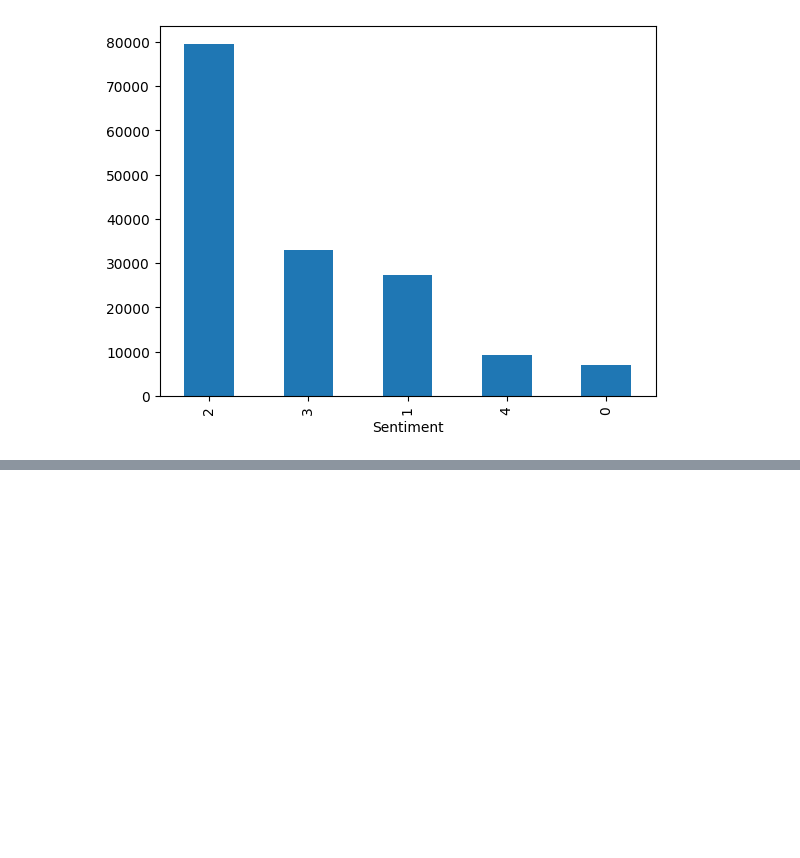
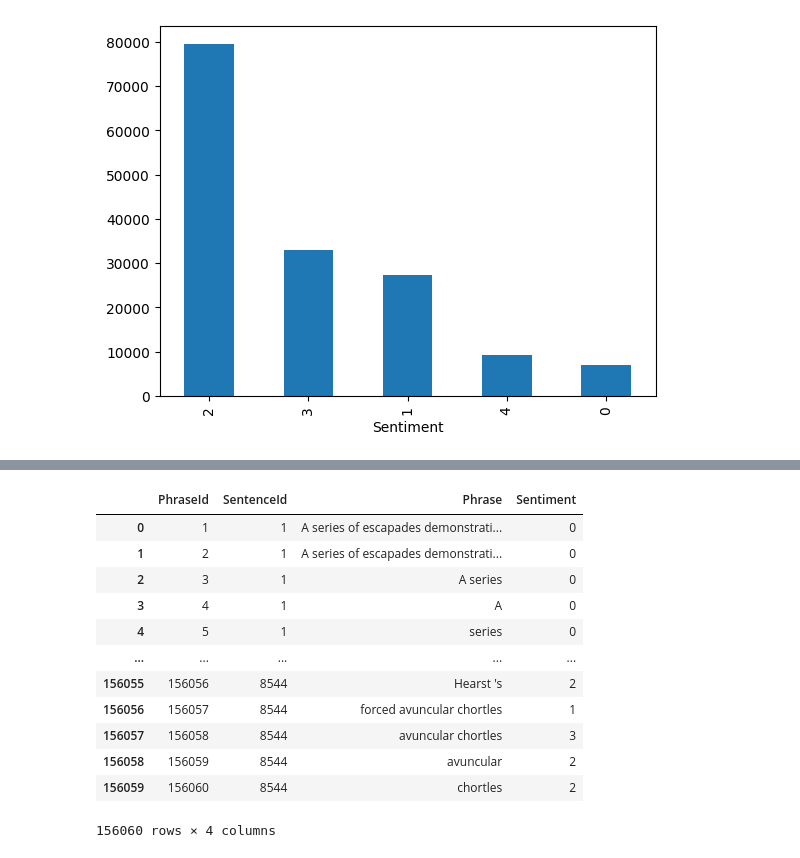
Before and after one commit to DineshKesawamoorthy/nlp, a Jupyter notebook: Sentiment_Analysis_with_transformers_and_tensorflow.ipynb, the cells around one changed output, grey strips where cells are left out. Cells and saved outputs as stored; diff of their text form; code cells hidden in the pictures; blank space fills up the shorter version.

Commit message:
Sentiment Analysis with transformers and TensorFlow, Data extracted from Kaggle and processed using pandas

```diff
--- a/Sentiment_Analysis_with_transformers_and_tensorflow.ipynb
+++ b/Sentiment_Analysis_with_transformers_and_tensorflow.ipynb
@@ -84,0 +424,6 @@ df_movies['Sentiment'].value_counts().plot(kind='bar')
+# %%
+tokenizer=BertTokenizer.from_pretrained('bert-base-cased')
+# %%
+def prep_data(text):
+  tokens=tokenizer(text,max_length=512,truncation=True,padding='max_length',add_special_tokens=True,return_tensors='tf')
+  return {'input_ids':tokens['input_ids'],'attention_mask':tokens['attention_mask']}
@@ -84,0 +471,3 @@ df_movies['Sentiment'].value_counts().plot(kind='bar')
+# %%
+probs=model.predict(prep_data("Hello World "))[0]
+probs
@@ -84,0 +495,6 @@ df_movies['Sentiment'].value_counts().plot(kind='bar')
+# %%
+for i, row in df_movies.iterrows():
+  tokens=prep_data(row['Phrase'])
+  probs=model.predict(tokens)
+  pred=np.argmax(probs)
+  df_movies.at[i,'Sentiment']=pred
@@ -84,0 +518,16 @@ df_movies['Sentiment'].value_counts().plot(kind='bar')
+# %%
+df_movies
+# %% [output]
+|  | PhraseId | SentenceId | Phrase | Sentiment |
+| 0 | 1 | 1 | A series of escapades demonstrati... | 0 |
+| 1 | 2 | 1 | A series of escapades demonstrati... | 0 |
+| 2 | 3 | 1 | A series | 0 |
+| 3 | 4 | 1 | A | 0 |
+| 4 | 5 | 1 | series | 0 |
+| ... | ... | ... | ... | ... |
+| 156055 | 156056 | 8544 | Hearst 's | 2 |
+| 156056 | 156057 | 8544 | forced avuncular chortles | 1 |
+| 156057 | 156058 | 8544 | avuncular chortles | 3 |
+| 156058 | 156059 | 8544 | avuncular | 2 |
+| 156059 | 156060 | 8544 | chortles | 2 |
+156060 rows × 4 columns
```
Also changed, not shown: parts of 73 cells of this notebook.
